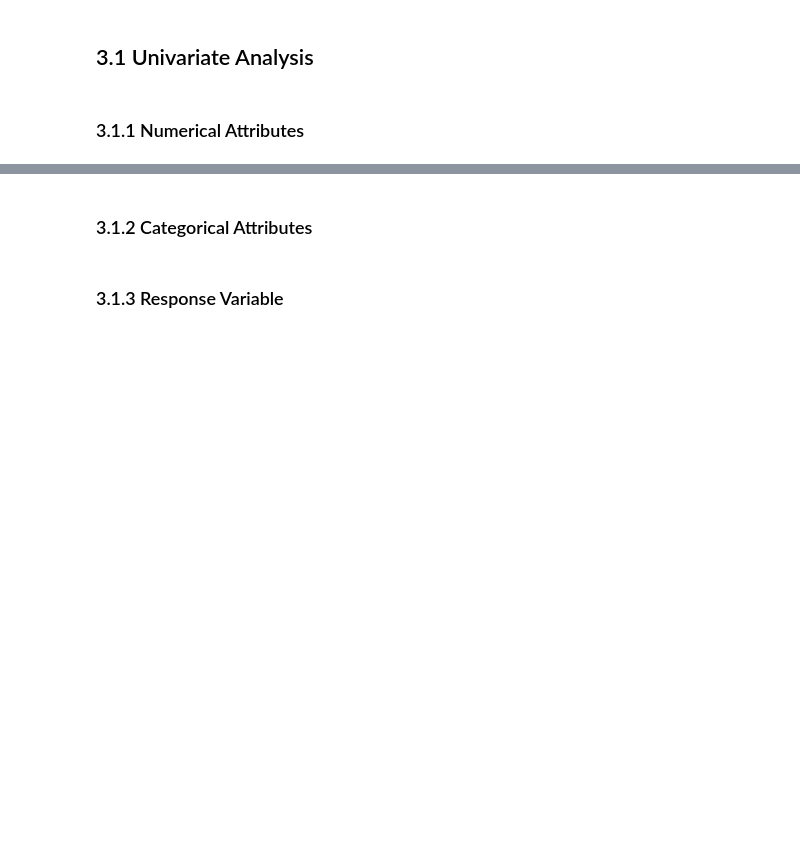
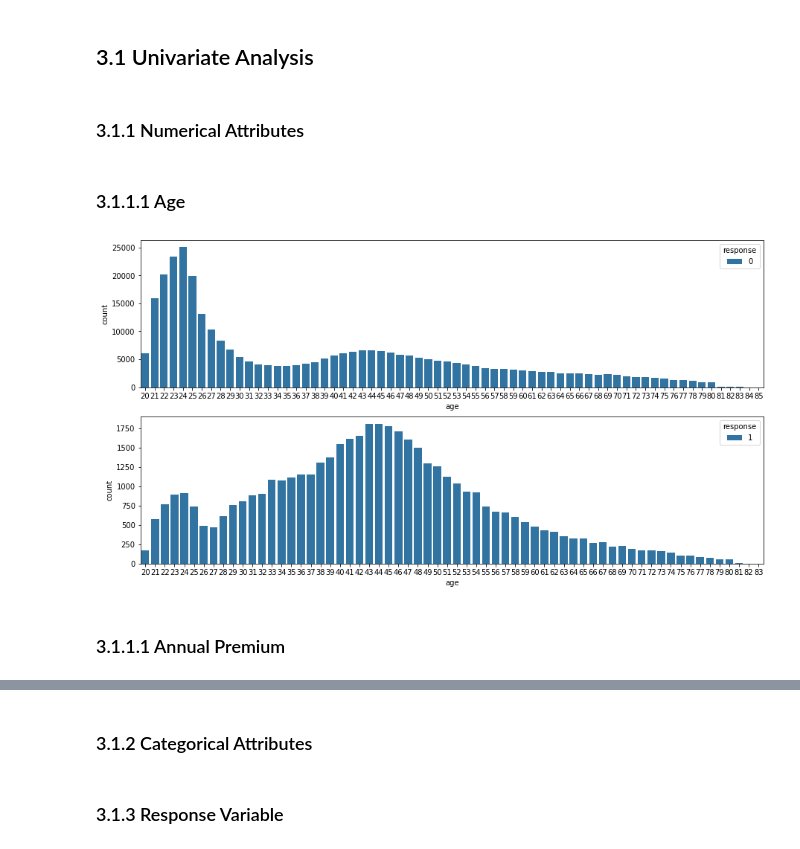
Before and after one commit to LessioGuilherme/pa004_health_insurance_cross_sell, a Jupyter notebook: pa004_health_insurance_cross_sell_sprint03.ipynb, the cells around one changed output, grey strips where cells are left out. Cells and saved outputs as stored; diff of their text form; code cells hidden in the pictures; blank space fills up the shorter version.

```diff
--- a/pa004_health_insurance_cross_sell_sprint03.ipynb
+++ b/pa004_health_insurance_cross_sell_sprint03.ipynb
@@ -472,3 +470,13 @@ df3 = df2.copy()
 ## 3.1 Univariate Analysis
 # %% [markdown]
 ### 3.1.1 Numerical Attributes
+# %% [markdown]
+### 3.1.1.1 Age
+# %%
+fig, axs = plt.subplots(nrows= 2, figsize = (15,8))
+sns.countplot(x = 'age', data=df3[df3['response']==0], hue='response',ax=axs[0]);
+sns.countplot(x = 'age', data=df3[df3['response']==1], hue='response',ax=axs[1]);
+# %% [output]
+[figure, added]
+# %% [markdown]
+### 3.1.1.1 Annual Premium
```
Also changed, not shown: parts of 6 cells of this notebook.
